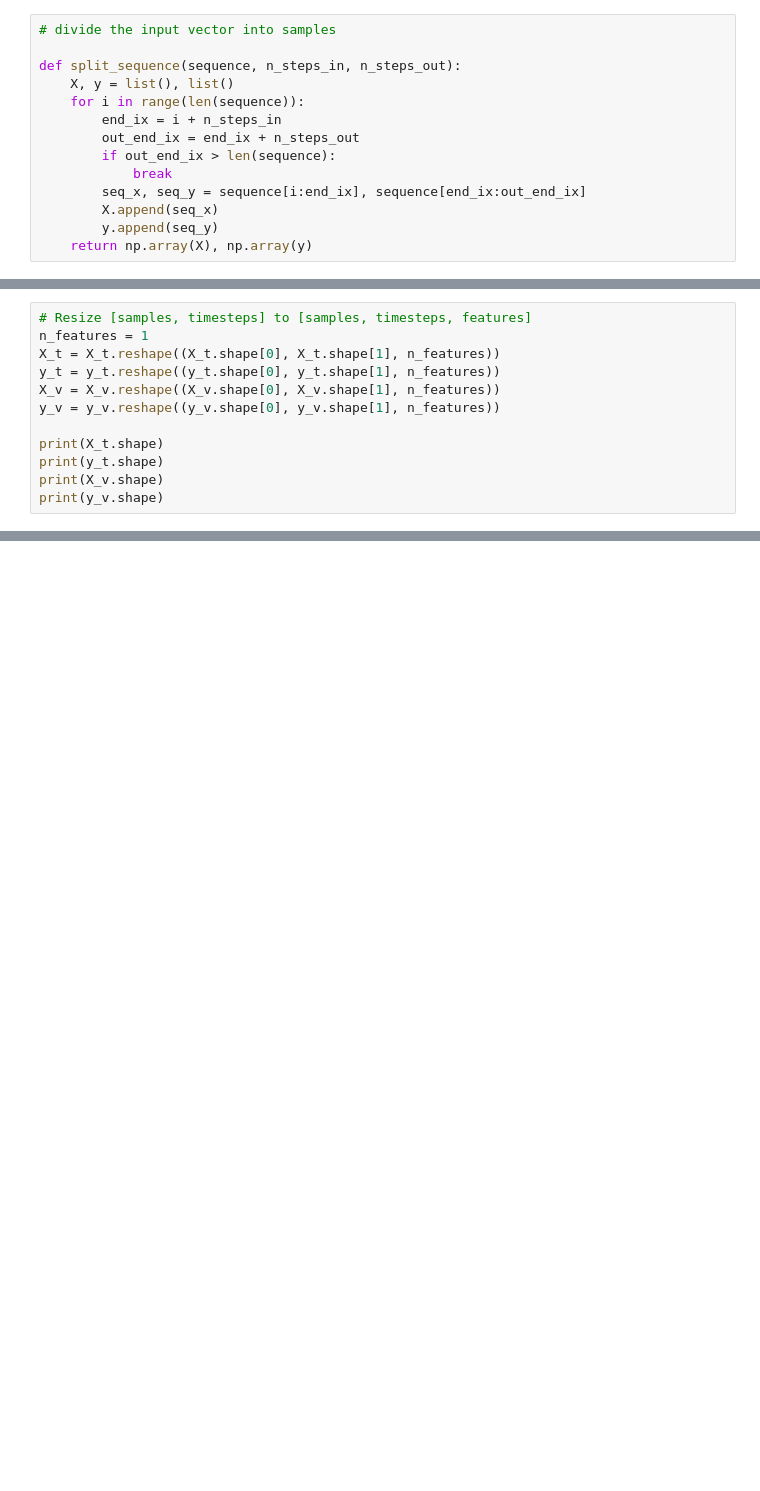
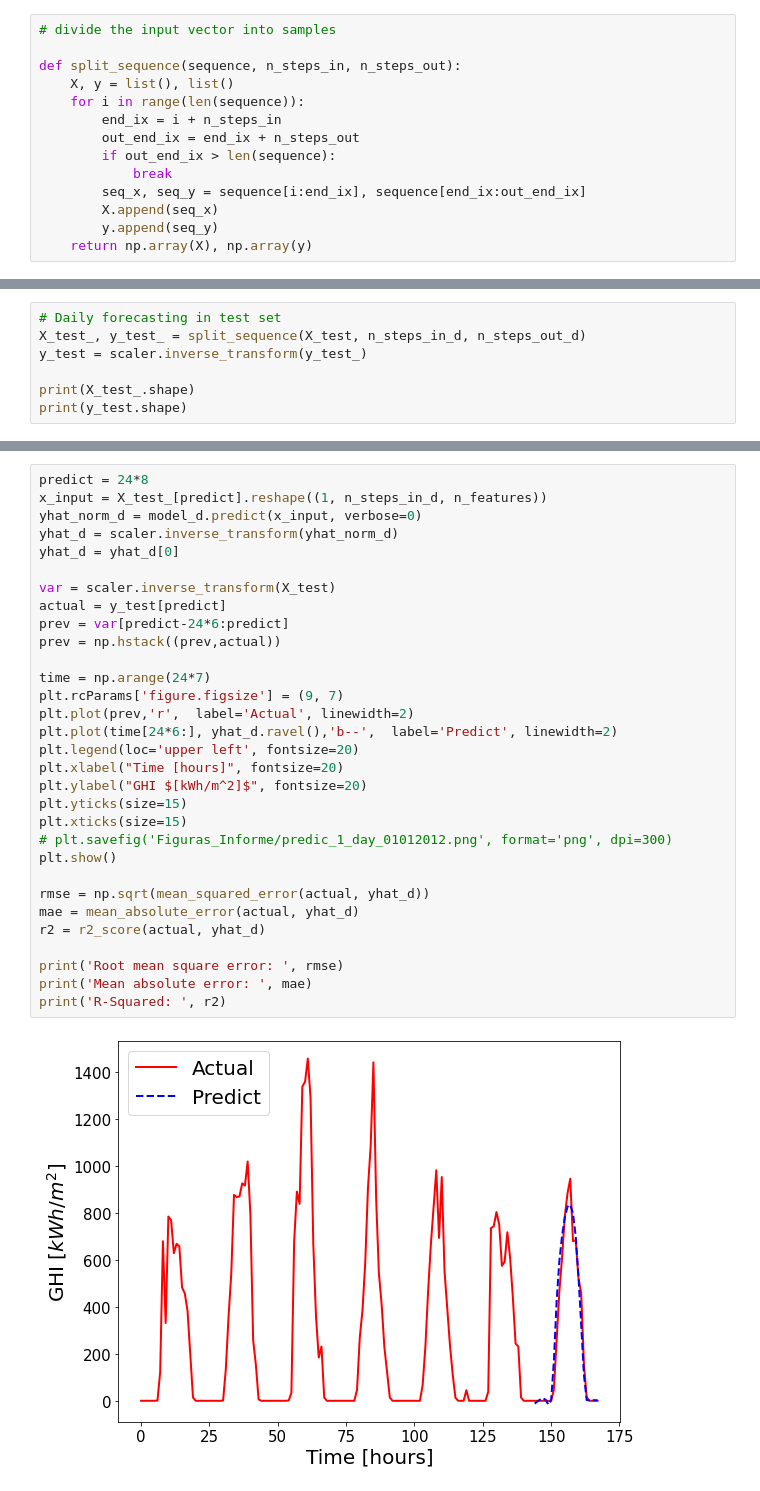
Before and after one commit to GabrielNM/Solar_irradiance_forecasting, a Jupyter notebook: Site_Adaptation_Forecasting_Models.ipynb, the cells around one changed output, grey strips where cells are left out. Saved outputs shown, nothing was run; the diff lists cells and outputs as text; blank space fills up the shorter version.

```diff
--- a/Site_Adaptation_Forecasting_Models.ipynb
+++ b/Site_Adaptation_Forecasting_Models.ipynb
@@ -1324,12 +234,0 @@ print(y_v.shape)
-# %%
-# Resize [samples, timesteps] to [samples, timesteps, features]
-n_features = 1
-X_t = X_t.reshape((X_t.shape[0], X_t.shape[1], n_features))
-y_t = y_t.reshape((y_t.shape[0], y_t.shape[1], n_features))
-X_v = X_v.reshape((X_v.shape[0], X_v.shape[1], n_features))
-y_v = y_v.reshape((y_v.shape[0], y_v.shape[1], n_features))
-
-print(X_t.shape)
-print(y_t.shape)
-print(X_v.shape)
-print(y_v.shape)
@@ -1963,0 +253,7 @@ Colocations handled automatically by placer.
+# %%
+# Daily forecasting in test set
+X_test_, y_test_ = split_sequence(X_test, n_steps_in_d, n_steps_out_d)
+y_test = scaler.inverse_transform(y_test_)
+
+print(X_test_.shape)
+print(y_test.shape)
@@ -1963,0 +263,33 @@ Colocations handled automatically by placer.
+# %%
+predict = 24*8
+x_input = X_test_[predict].reshape((1, n_steps_in_d, n_features))
+yhat_norm_d = model_d.predict(x_input, verbose=0)
+yhat_d = scaler.inverse_transform(yhat_norm_d)
+yhat_d = yhat_d[0]
+
+var = scaler.inverse_transform(X_test)
+actual = y_test[predict]
+prev = var[predict-24*6:predict]
+prev = np.hstack((prev,actual))
+
+time = np.arange(24*7)
+plt.rcParams['figure.figsize'] = (9, 7)
+plt.plot(prev,'r',  label='Actual', linewidth=2)
+plt.plot(time[24*6:], yhat_d.ravel(),'b--',  label='Predict', linewidth=2)
+plt.legend(loc='upper left', fontsize=20)
+plt.xlabel("Time [hours]", fontsize=20)
+plt.ylabel("GHI $[kWh/m^2]$", fontsize=20)
+plt.yticks(size=15)
+plt.xticks(size=15)
+# plt.savefig('Figuras_Informe/predic_1_day_01012012.png', format='png', dpi=300)
+plt.show()
+
+rmse = np.sqrt(mean_squared_error(actual, yhat_d))
+mae = mean_absolute_error(actual, yhat_d)
+r2 = r2_score(actual, yhat_d)
+
+print('Root mean square error: ', rmse)
+print('Mean absolute error: ', mae)
+print('R-Squared: ', r2)
+# %% [output]
+[figure, added]
```
Also changed, not shown: parts of 137 cells of this notebook.
